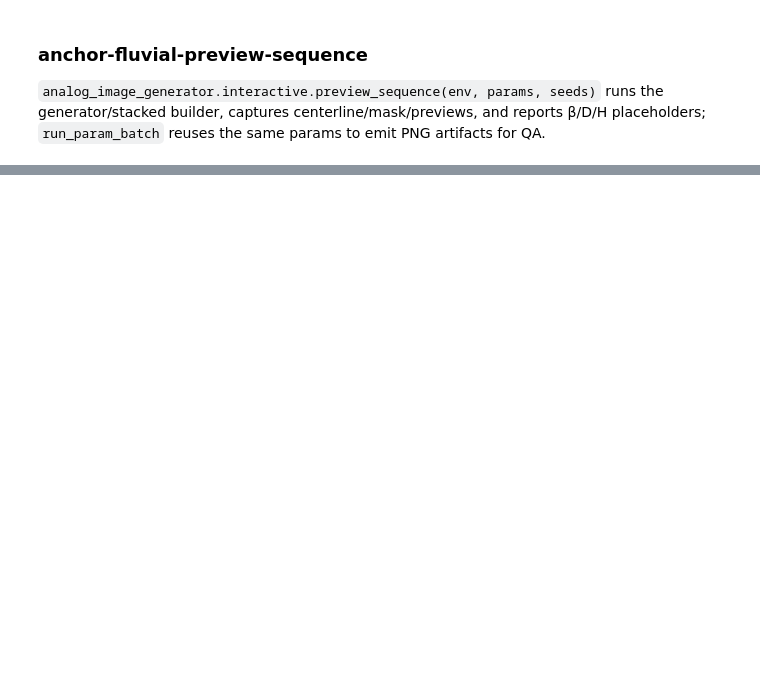
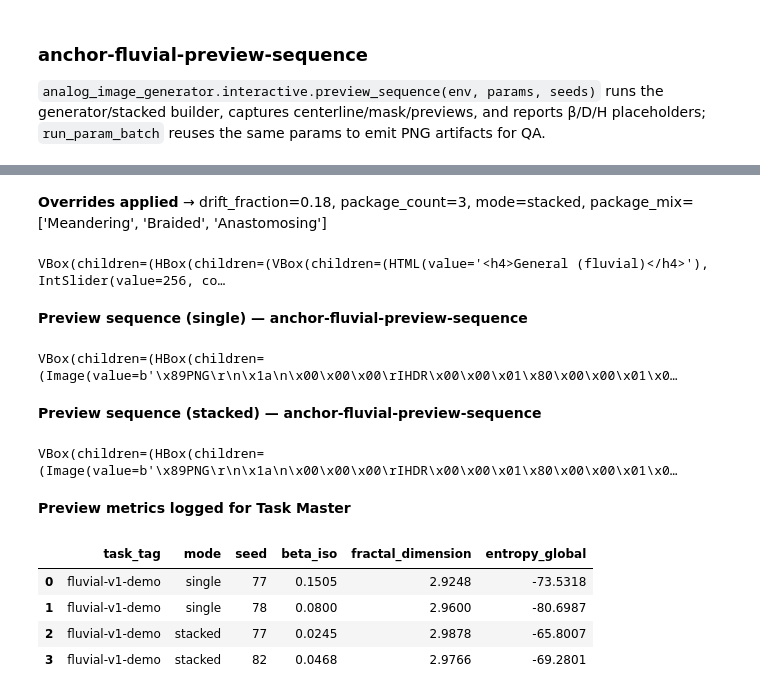
Before and after one commit to Zanzagar/analog_image_generator, a Jupyter notebook: notebooks/v20a_interactive_rebuild.ipynb, the cells around one changed output, grey strips where cells are left out. Cells and saved outputs as stored; diff of their text form; code cells hidden in the pictures; blank space fills up the shorter version.

Commit message:
feat: expand interactive demo notebook

```diff
--- a/notebooks/v20a_interactive_rebuild.ipynb
+++ b/notebooks/v20a_interactive_rebuild.ipynb
@@ -37,0 +83,59 @@ checklist
+# %%
+# Apply representative overrides for the demo
+SLIDER_CONTROLS["height"].value = 256
+SLIDER_CONTROLS["width"].value = 384
+SLIDER_CONTROLS["drift_fraction"].value = 0.18
+SLIDER_CONTROLS["package_count"].value = 3
+interactive_panel.widgets["mode"].value = "stacked"
+interactive_panel.widgets["package_mix"].value = ("Meandering", "Braided", "Anastomosing")
+interactive_panel.widgets["seed"].value = 77
+
+summary = (
+    f"drift_fraction={SLIDER_CONTROLS['drift_fraction'].value:.2f}, "
+    f"package_count={SLIDER_CONTROLS['package_count'].value}, "
+    f"mode={interactive_panel.widgets['mode'].value}, "
+    f"package_mix={list(interactive_panel.widgets['package_mix'].value)}"
+)
+display(Markdown(f"**Overrides applied** → {summary}"))
+interactive_panel.layout
+# %% [output]
+**Overrides applied** → drift_fraction=0.18, package_count=3, mode=stacked, package_mix=['Meandering', 'Braided', 'Anastomosing']
+VBox(children=(HBox(children=(VBox(children=(HTML(value='<h4>General (fluvial)</h4>'), IntSlider(value=256, co…
+# %%
+# Preview single + stacked sequences using the slider state
+base_params = current_generator_params(interactive_panel)
+seeds_single = [base_params["seed"], base_params["seed"] + 1]
+seeds_stacked = [base_params["seed"], base_params["seed"] + 5]
+preview_records = []
+
+for mode, seeds in (("single", seeds_single), ("stacked", seeds_stacked)):
+    params = dict(base_params)
+    params["mode"] = mode
+    if mode == "stacked":
+        params["package_styles"] = [label.lower() for label in interactive_panel.widgets["package_mix"].value]
+    preview = interactive.preview_sequence("fluvial", params, seeds=seeds)
+    display(Markdown(f"**Preview sequence ({mode}) — anchor-fluvial-preview-sequence**"))
+    display(preview.layout)
+    for frame in preview.frames:
+        record = {
+            "task_tag": TASK_TAG,
+            "mode": mode,
+            "seed": frame["seed"],
+            **frame["metrics"],
+        }
+        preview_records.append(record)
+
+preview_df = pd.DataFrame(preview_records)
+display(Markdown("**Preview metrics logged for Task Master**"))
+preview_df
+# %% [output]
+**Preview sequence (single) — anchor-fluvial-preview-sequence**
+VBox(children=(HBox(children=(Image(value=b'\x89PNG\r\n\x1a\n\x00\x00\x00\rIHDR\x00\x00\x01\x80\x00\x00\x01\x0…
+**Preview sequence (stacked) — anchor-fluvial-preview-sequence**
+VBox(children=(HBox(children=(Image(value=b'\x89PNG\r\n\x1a\n\x00\x00\x00\rIHDR\x00\x00\x01\x80\x00\x00\x01\x0…
+**Preview metrics logged for Task Master**
+|  | task_tag | mode | seed | beta_iso | fractal_dimension | entropy_global |
+| 0 | fluvial-v1-demo | single | 77 | 0.1505 | 2.9248 | -73.5318 |
+| 1 | fluvial-v1-demo | single | 78 | 0.0800 | 2.9600 | -80.6987 |
+| 2 | fluvial-v1-demo | stacked | 77 | 0.0245 | 2.9878 | -65.8007 |
+| 3 | fluvial-v1-demo | stacked | 82 | 0.0468 | 2.9766 | -69.2801 |
```
Also changed, not shown: parts of 6 cells of this notebook, 1 other file.
